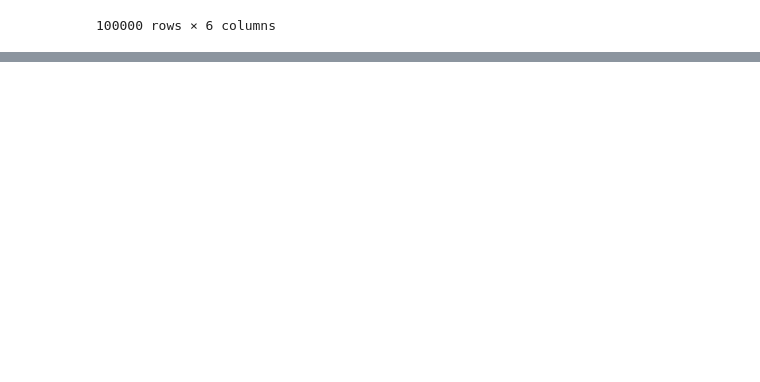
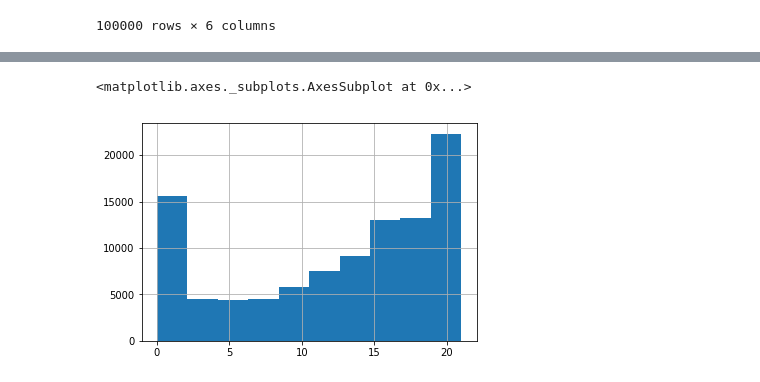
Before and after one commit to veronikabreton/smri2020, a Jupyter notebook: ntbks/python/My_First_Notebook.ipynb, the cells around one changed output, grey strips where cells are left out. Drawn from its saved outputs; the diff is of its cells as text; code cells hidden in the pictures; blank space fills up the shorter version.

Commit message:
Added graphs to notebook

```diff
--- a/ntbks/python/My_First_Notebook.ipynb
+++ b/ntbks/python/My_First_Notebook.ipynb
@@ -23,0 +62,5 @@ dat
+# %%
+dat.age.hist()
+# %% [output]
+<matplotlib.axes._subplots.AxesSubplot at 0x...>
+[figure, added]
```
Also changed, not shown: parts of 9 cells of this notebook.
